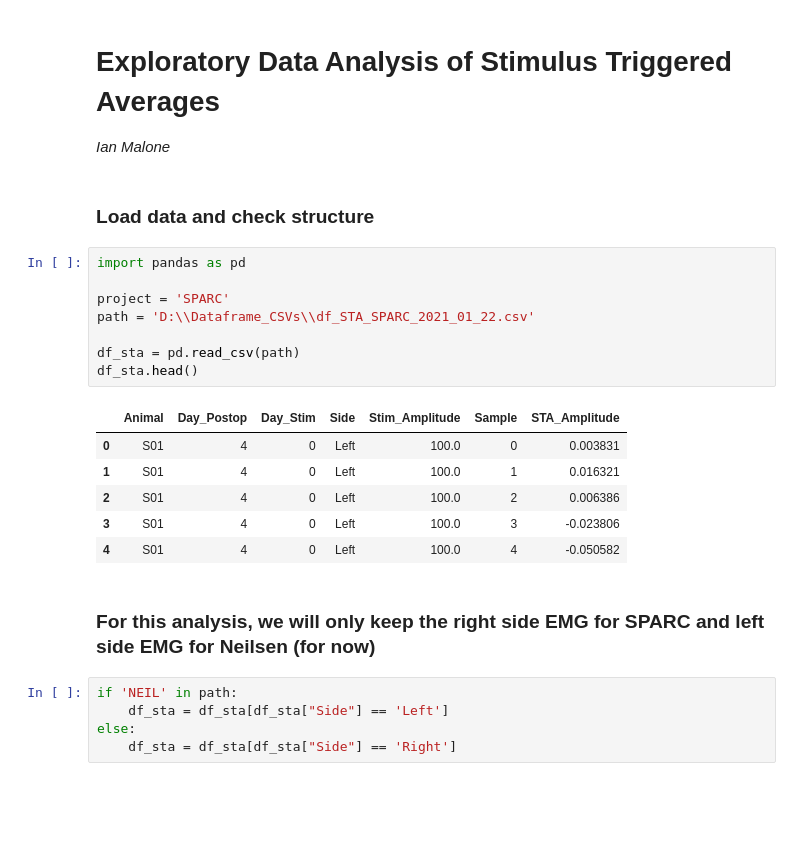
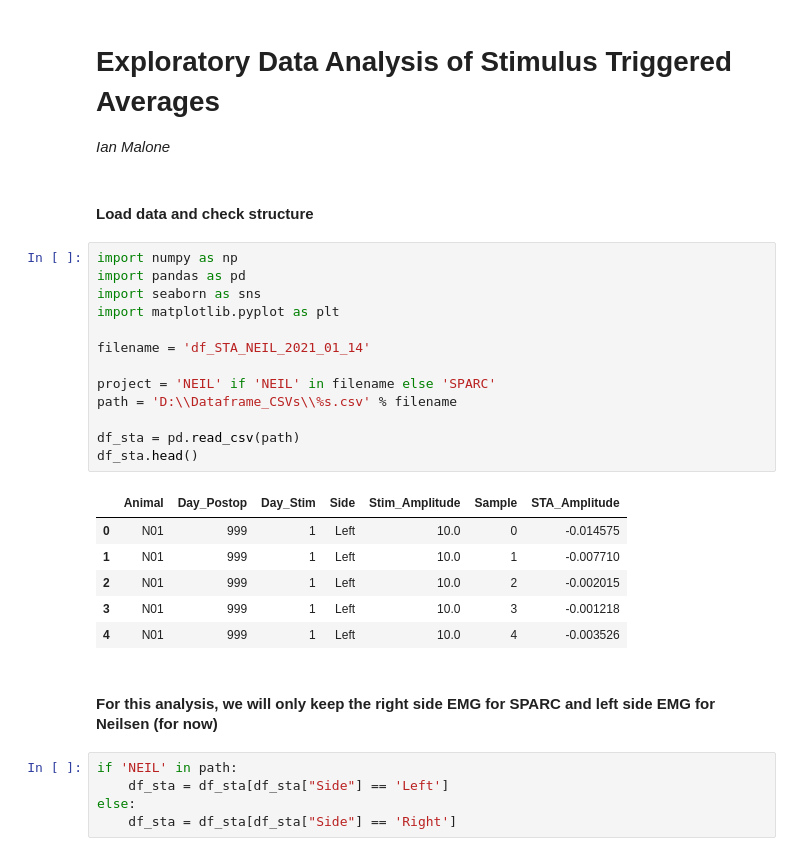
Before and after one commit to IanGMalone/Evoked_Potential_Analysis, a Jupyter notebook: Motor Evoked Potential Analyses.ipynb, the cells around one changed output. Saved outputs shown, nothing was run; the diff lists cells and outputs as text; blank space fills up the shorter version.

```diff
--- a/Motor Evoked Potential Analyses.ipynb
+++ b/Motor Evoked Potential Analyses.ipynb
@@ -2,24 +2,29 @@
 # Exploratory Data Analysis of Stimulus Triggered Averages
 *Ian Malone*
 # %% [markdown]
-### Load data and check structure
+#### Load data and check structure
 # %%
+import numpy as np
 import pandas as pd
+import seaborn as sns
+import matplotlib.pyplot as plt
 
-project = 'SPARC'
-path = 'D:\\Dataframe_CSVs\\df_STA_SPARC_2021_01_22.csv'
+filename = 'df_STA_NEIL_2021_01_14'
+
+project = 'NEIL' if 'NEIL' in filename else 'SPARC'
+path = 'D:\\Dataframe_CSVs\\%s.csv' % filename
 
 df_sta = pd.read_csv(path)
 df_sta.head()
 # %% [output]
 |  | Animal | Day_Postop | Day_Stim | Side | Stim_Amplitude | Sample | STA_Amplitude |
-| 0 | S01 | 4 | 0 | Left | 100.0 | 0 | 0.003831 |
-| 1 | S01 | 4 | 0 | Left | 100.0 | 1 | 0.016321 |
-| 2 | S01 | 4 | 0 | Left | 100.0 | 2 | 0.006386 |
-| 3 | S01 | 4 | 0 | Left | 100.0 | 3 | -0.023806 |
-| 4 | S01 | 4 | 0 | Left | 100.0 | 4 | -0.050582 |
+| 0 | N01 | 999 | 1 | Left | 10.0 | 0 | -0.014575 |
+| 1 | N01 | 999 | 1 | Left | 10.0 | 1 | -0.007710 |
+| 2 | N01 | 999 | 1 | Left | 10.0 | 2 | -0.002015 |
+| 3 | N01 | 999 | 1 | Left | 10.0 | 3 | -0.001218 |
+| 4 | N01 | 999 | 1 | Left | 10.0 | 4 | -0.003526 |
 # %% [markdown]
-### For this analysis, we will only keep the right side EMG for SPARC and left side EMG for Neilsen (for now)
+#### For this analysis, we will only keep the right side EMG for SPARC and left side EMG for Neilsen (for now)
 # %%
 if 'NEIL' in path:
     df_sta = df_sta[df_sta["Side"] == 'Left']
```
Also changed, not shown: parts of 61 cells of this notebook.
